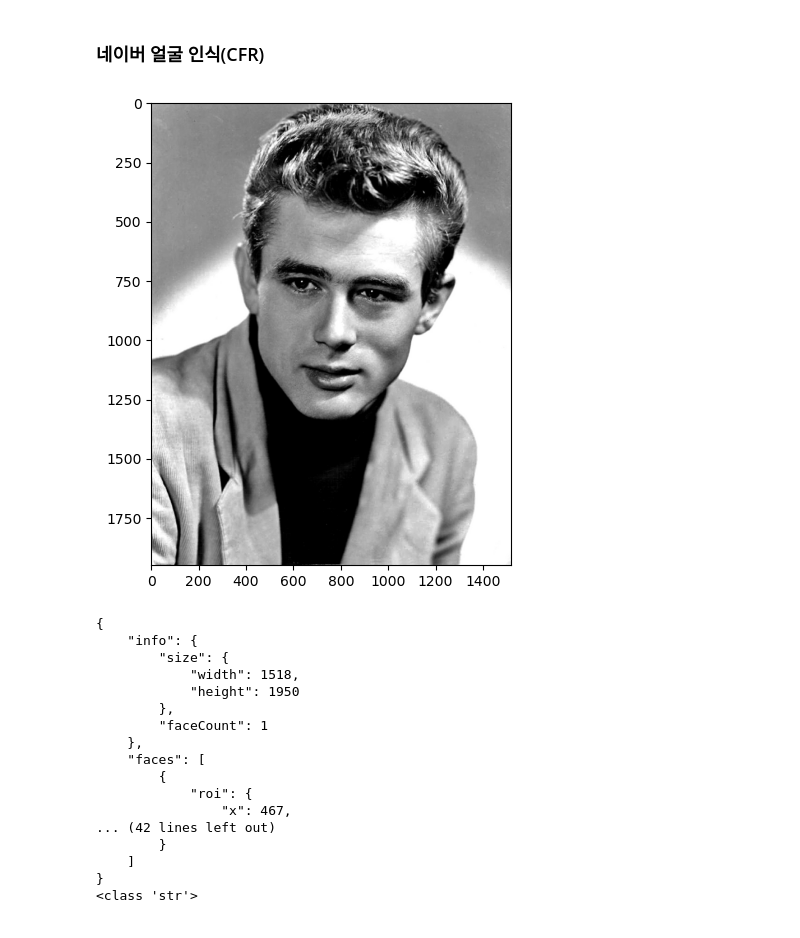
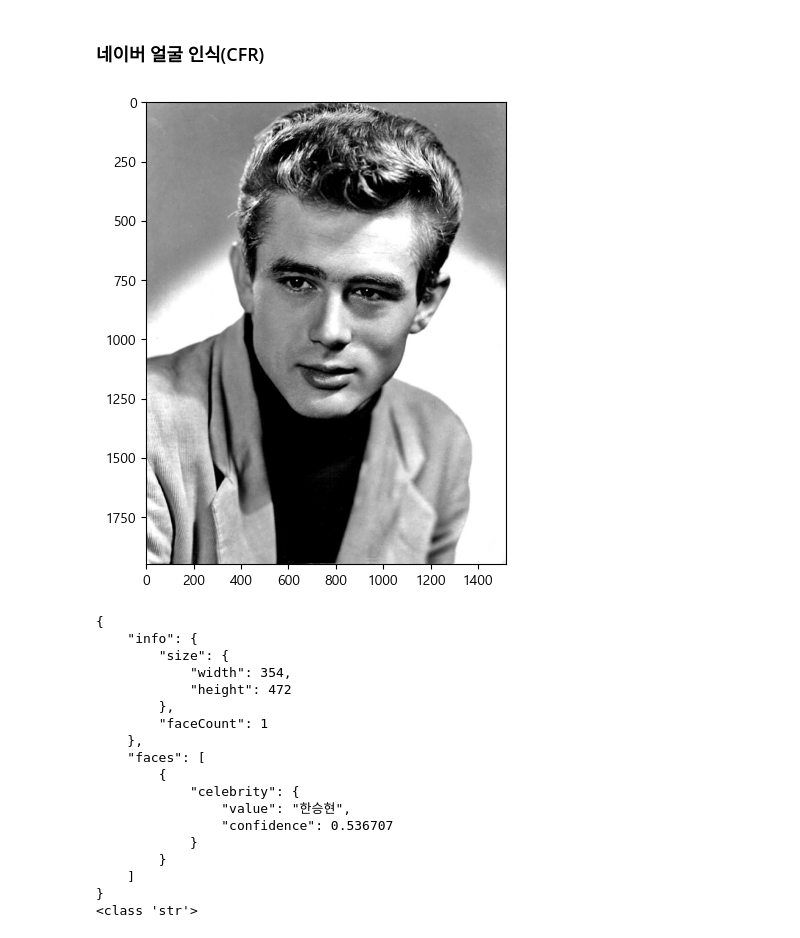
Before and after one commit to nsw2022/Data_Mining, a Jupyter notebook: ex10_naver_api_face.ipynb, the cells around one changed output. Cells and saved outputs as stored; diff of their text form; code cells hidden in the pictures.

```diff
--- a/ex10_naver_api_face.ipynb
+++ b/ex10_naver_api_face.ipynb
@@ -3,13 +3,14 @@
 # %%
 import matplotlib.pyplot as plt
 import matplotlib.image as mpimg
 
 img = mpimg.imread("./datas/face_detection1.jpg")
+plt.rc('font', family='Malgun Gothic')
 plt.figure(figsize=(8, 6)) # 사이즈 설정
 plt.imshow(img)
 plt.show()
 # %% [output]
-[figure, old version]
+[figure, new version]
 # %%
 import requests
 import json
@@ -19,8 +20,9 @@ client_id = "KBSm4KBobPGW62mdUrCX"
 client_secret = "7N3EvKDn7e"
 
 # url = "https://openapi.naver.com/v1/vision/face" // 얼굴감지
-url = "https://openapi.naver.com/v1/vision/face" # 마지막 경로를 face로 변경
-files = {'image': open('./datas/face_detection1.jpg', 'rb')}
+url = "https://openapi.naver.com/v1/vision/celebrity"  # 마지막 경로를 face로 변경
+# files = {'image': open('./datas/face_detection1.jpg', 'rb')}
+files = {'image': open('./datas/aboutme.jpg', 'rb')}
 headers = {'X-Naver-Client-Id': client_id, 'X-Naver-Client-Secret': client_secret }
 
 # post() 로 보내기
@@ -37,20 +39,24 @@ parsed = json.loads(response.text)
 # value : 값
 print( json.dumps(parsed, indent=4, sort_keys=False, ensure_ascii=False) )
 print( type( json.dumps(parsed, indent=4, sort_keys=False, ensure_ascii=False) )  )
+
+test =  json.dumps(parsed, indent=4, sort_keys=False, ensure_ascii=False)
+test_name = parsed['faces'][0]['celebrity']['value']
 # %% [output]
 {
     "info": {
         "size": {
-            "width": 1518,
-            "height": 1950
+            "width": 354,
+            "height": 472
         },
         "faceCount": 1
     },
     "faces": [
         {
-            "roi": {
-                "x": 467,
-... (42 lines left out)
+            "celebrity": {
+                "value": "한승현",
+                "confidence": 0.536707
+            }
         }
     ]
 }
```
Also changed, not shown: parts of 11 cells of this notebook, 1 other file.
